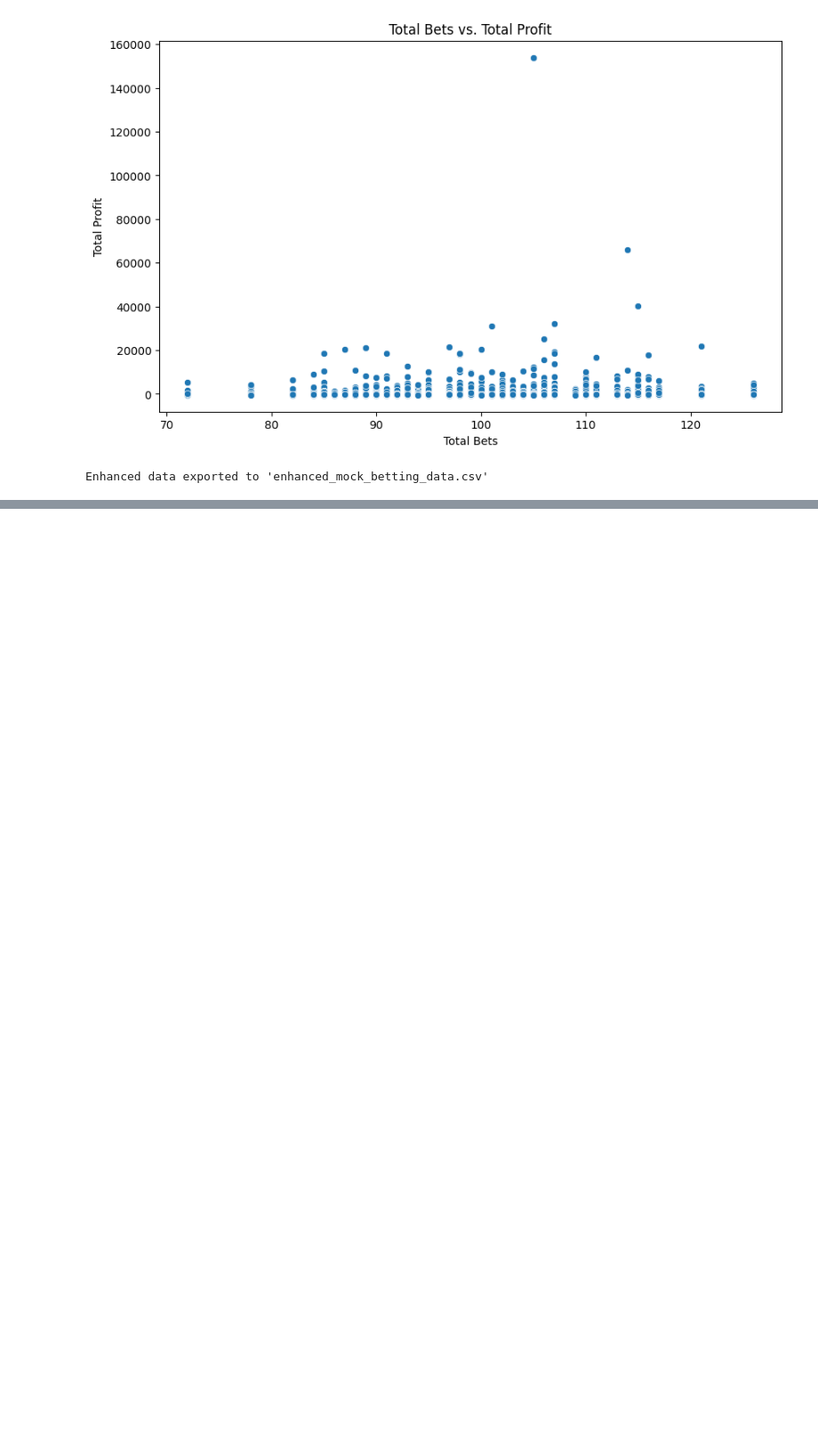
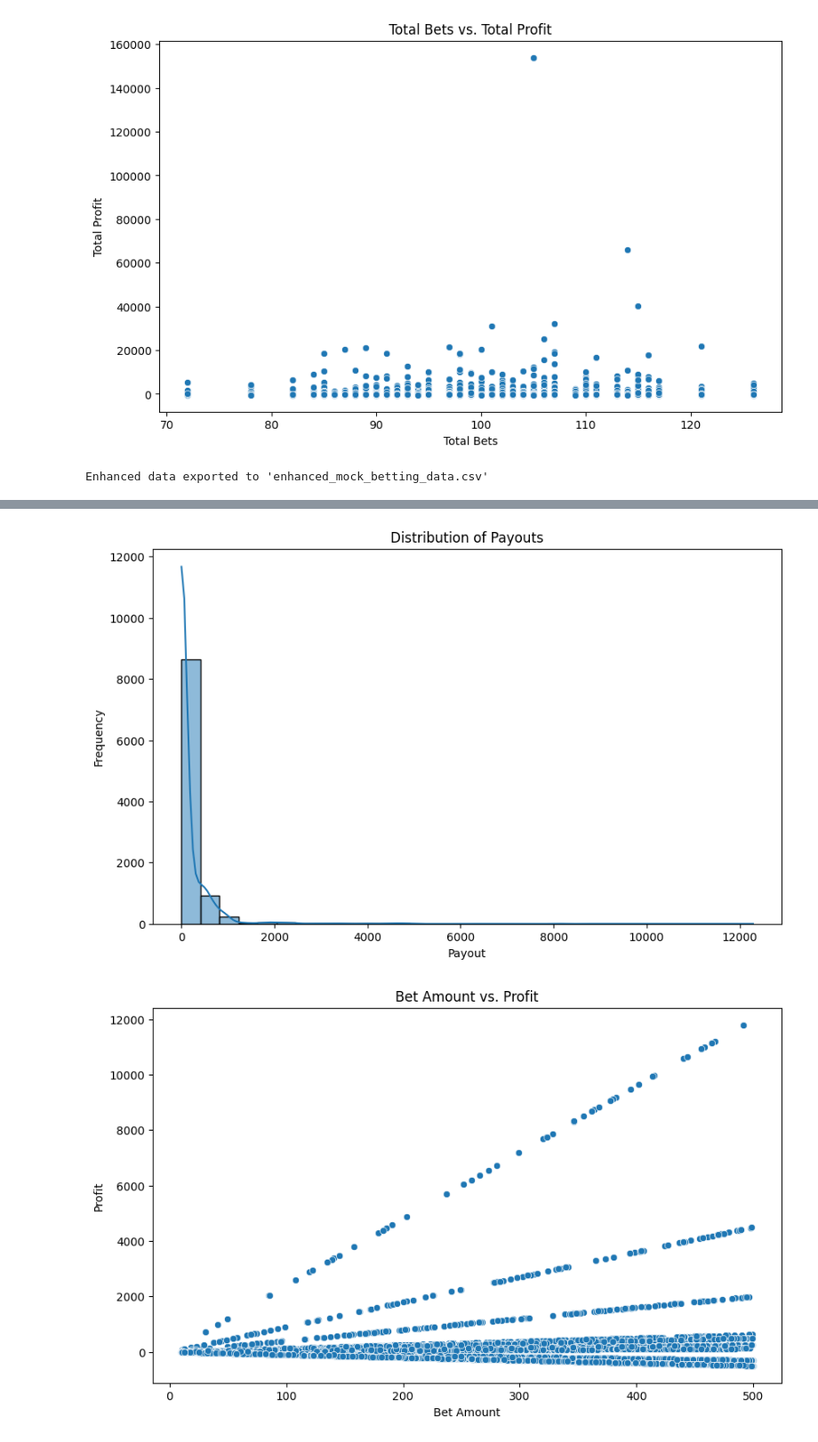
Before and after one commit to avidcyclist/prize_picks_practice, a Jupyter notebook: notebooks/new_notebook.ipynb, the cells around one changed output, grey strips where cells are left out. Shown at 89% size. Cells and saved outputs as stored; diff of their text form; code cells hidden in the pictures; blank space fills up the shorter version.

Commit message:
prize pick payouts

```diff
--- a/notebooks/new_notebook.ipynb
+++ b/notebooks/new_notebook.ipynb
@@ -957,0 +1113,33 @@ Enhanced data exported to 'enhanced_mock_betting_data.csv'
+# %%
+
+
+# Histogram of Payouts
+plt.figure(figsize=(10, 6))
+sns.histplot(df_mock['Payout'], bins=30, kde=True)
+plt.title('Distribution of Payouts')
+plt.xlabel('Payout')
+plt.ylabel('Frequency')
+plt.show()
+
+# Scatter Plot: Bet Amount vs. Profit
+plt.figure(figsize=(10, 6))
+sns.scatterplot(data=df_mock, x='Bet_Amount', y='Profit')
+plt.title('Bet Amount vs. Profit')
+plt.xlabel('Bet Amount')
+plt.ylabel('Profit')
+plt.show()
+
+# Bar Chart: Win Rate by Number of Bets
+win_rate_by_bets = df_mock.groupby('Num_Bets').agg(
+    Win_Rate=('Payout', lambda x: (x > 0).mean() * 100)
+).reset_index()
+
+plt.figure(figsize=(10, 6))
+sns.barplot(data=win_rate_by_bets, x='Num_Bets', y='Win_Rate')
+plt.title('Win Rate by Number of Bets')
+plt.xlabel('Number of Bets')
+plt.ylabel('Win Rate (%)')
+plt.show()
+# %% [output]
+[figure, added]
+[figure, added]
```
Also changed, not shown: parts of 11 cells of this notebook.
